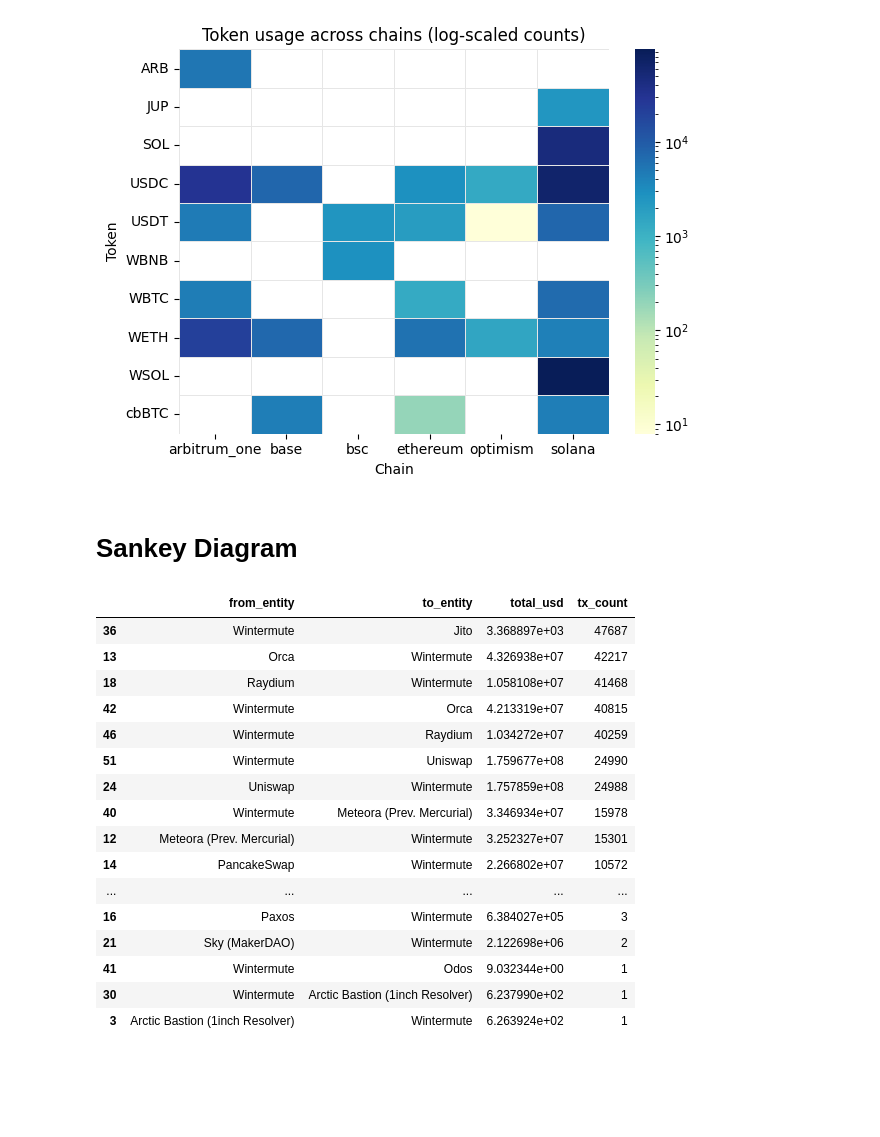
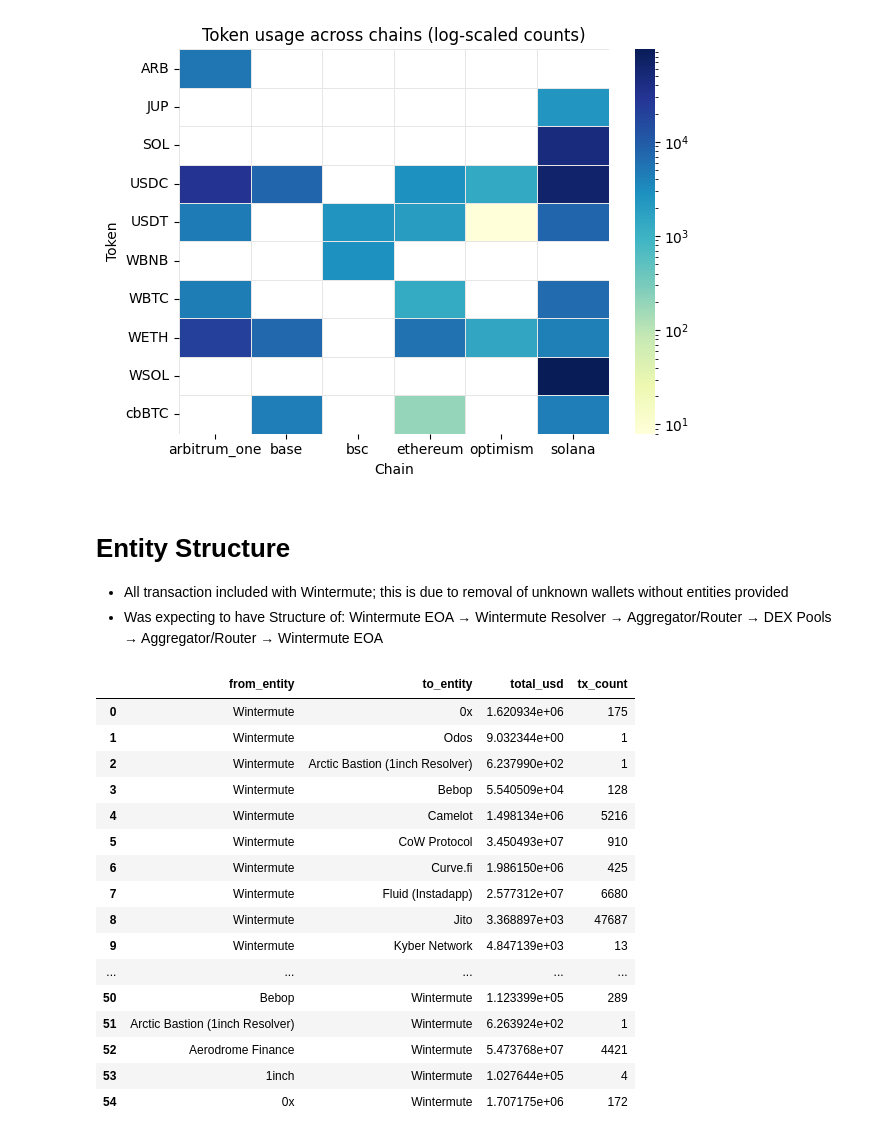
Before and after one commit to dleeim/wintermute_trading_activity, a Jupyter notebook: notebooks/exploratory_data_analysis.ipynb, the cells around one changed output. Saved outputs shown, nothing was run; the diff lists cells and outputs as text; code cells hidden in the pictures; blank space fills up the shorter version.

```diff
--- a/notebooks/exploratory_data_analysis.ipynb
+++ b/notebooks/exploratory_data_analysis.ipynb
@@ -323,54 +348,36 @@ plt.show()
 # %% [output]
 [figure]
 # %% [markdown]
-# Sankey Diagram
+# Entity Structure
+- All transaction included with Wintermute; this is due to removal of unknown wallets without entities provided
+- Was expecting to have Structure of: Wintermute EOA → Wintermute Resolver → Aggregator/Router → DEX Pools → Aggregator/Router → Wintermute EOA
 # %%
-import plotly.graph_objects as go
-# Aggregate USD volume and count of transfers between entities
 entity_flows = (
     df_defi
     .groupby(['from_entity', 'to_entity'])
     .agg(
         total_usd=('usd', 'sum'),
         tx_count=('tx_hash', 'nunique')
     )
+    .sort_values('from_entity',ascending=False)
     .reset_index()
-    .sort_values('tx_count',ascending=False)
 )
 entity_flows
-
-# # Prepare Sankey nodes and links
-# entities = list(set(entity_flows['from_entity']) | set(entity_flows['to_entity']))
-# node_indices = {entity: i for i, entity in enumerate(entities)}
-# entity_flows['source_idx'] = entity_flows['from_entity'].map(node_indices)
-# entity_flows['target_idx'] = entity_flows['to_entity'].map(node_indices)
-
-# # Construct Sankey figure
-# fig = go.Figure(data=[go.Sankey(
-#     node=dict(label=entities),
-#     link=dict(
-#         source=entity_flows['source_idx'],
-#         target=entity_flows['target_idx'],
-#         value=entity_flows['total_usd']
-#     )
-# )])
-# fig.update_layout(title_text="Wintermute DeFi Flow Sankey (8 Apr 2025, 01:00–13:00 UTC)", font_size=10)
-# fig.write_image("sankey_wintermute_flows.png")  # Save figure as image
 # %% [output]
 |  | from_entity | to_entity | total_usd | tx_count |
-| 36 | Wintermute | Jito | 3.368897e+03 | 47687 |
-| 13 | Orca | Wintermute | 4.326938e+07 | 42217 |
-| 18 | Raydium | Wintermute | 1.058108e+07 | 41468 |
-| 42 | Wintermute | Orca | 4.213319e+07 | 40815 |
-| 46 | Wintermute | Raydium | 1.034272e+07 | 40259 |
-| 51 | Wintermute | Uniswap | 1.759677e+08 | 24990 |
-| 24 | Uniswap | Wintermute | 1.757859e+08 | 24988 |
-| 40 | Wintermute | Meteora (Prev. Mercurial) | 3.346934e+07 | 15978 |
-| 12 | Meteora (Prev. Mercurial) | Wintermute | 3.252327e+07 | 15301 |
-| 14 | PancakeSwap | Wintermute | 2.266802e+07 | 10572 |
+| 0 | Wintermute | 0x | 1.620934e+06 | 175 |
+| 1 | Wintermute | Odos | 9.032344e+00 | 1 |
+| 2 | Wintermute | Arctic Bastion (1inch Resolver) | 6.237990e+02 | 1 |
+| 3 | Wintermute | Bebop | 5.540509e+04 | 128 |
+| 4 | Wintermute | Camelot | 1.498134e+06 | 5216 |
+| 5 | Wintermute | CoW Protocol | 3.450493e+07 | 910 |
+| 6 | Wintermute | Curve.fi | 1.986150e+06 | 425 |
+| 7 | Wintermute | Fluid (Instadapp) | 2.577312e+07 | 6680 |
+| 8 | Wintermute | Jito | 3.368897e+03 | 47687 |
+| 9 | Wintermute | Kyber Network | 4.847139e+03 | 13 |
 | ... | ... | ... | ... | ... |
-| 16 | Paxos | Wintermute | 6.384027e+05 | 3 |
-| 21 | Sky (MakerDAO) | Wintermute | 2.122698e+06 | 2 |
-| 41 | Wintermute | Odos | 9.032344e+00 | 1 |
-| 30 | Wintermute | Arctic Bastion (1inch Resolver) | 6.237990e+02 | 1 |
-| 3 | Arctic Bastion (1inch Resolver) | Wintermute | 6.263924e+02 | 1 |
+| 50 | Bebop | Wintermute | 1.123399e+05 | 289 |
+| 51 | Arctic Bastion (1inch Resolver) | Wintermute | 6.263924e+02 | 1 |
+| 52 | Aerodrome Finance | Wintermute | 5.473768e+07 | 4421 |
+| 53 | 1inch | Wintermute | 1.027644e+05 | 4 |
+| 54 | 0x | Wintermute | 1.707175e+06 | 172 |
```
Also changed, not shown: parts of 16 cells of this notebook, 10 other files.
